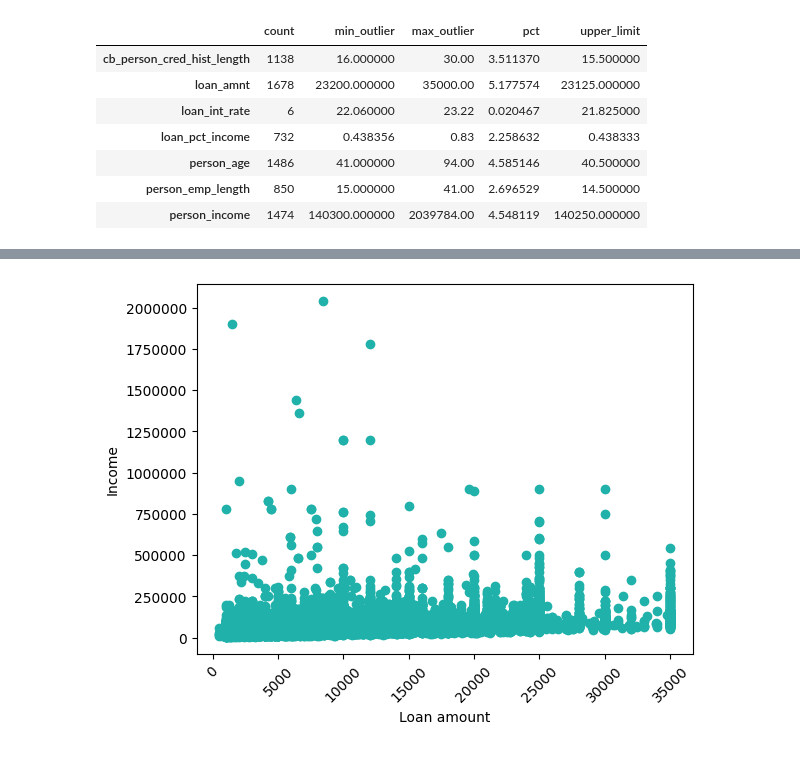
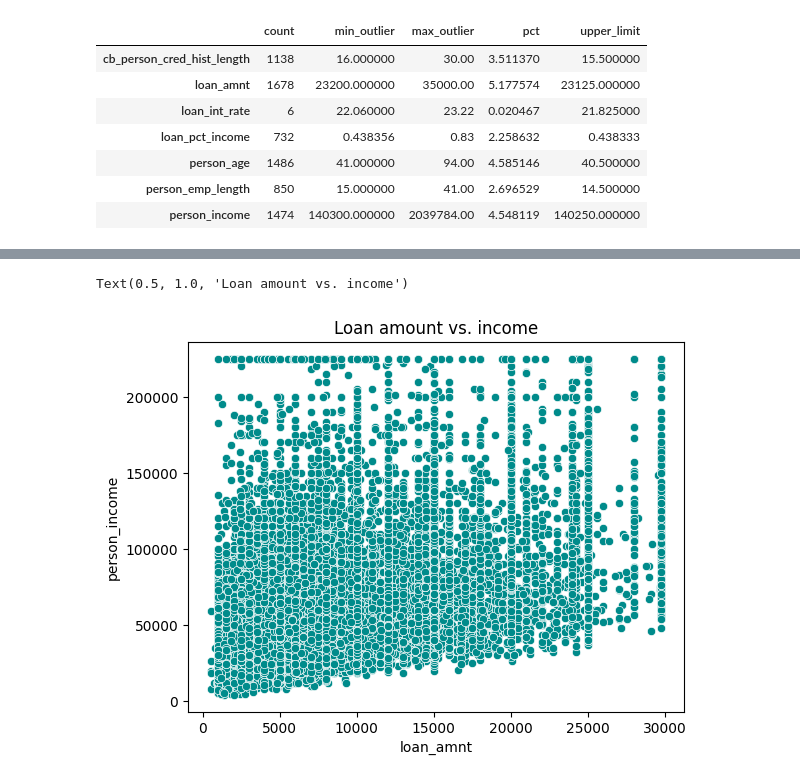
Before and after one commit to hahanni/credit-risk-analysis, a Jupyter notebook: risk analysis/notebooks/eda.ipynb, the cells around one changed output, grey strips where cells are left out. Cells and saved outputs as stored; diff of their text form; code cells hidden in the pictures.

```diff
--- a/risk analysis/notebooks/eda.ipynb
+++ b/risk analysis/notebooks/eda.ipynb
@@ -96,4 +115,3 @@ In the data quality assessment we will be taking a closer look to the identified
 # %%
-df["cb_person_default_on_file"] = df["cb_person_default_on_file"].replace(to_replace= ["N", "Y"], value= [0, 1])
-df[["cb_person_default_on_file", "loan_status"]] = df[["cb_person_default_on_file", "loan_status"]].astype(bool)
-df.head()
+df["cb_person_default_on_file"] = df["cb_person_default_on_file"].map({"N": False, "Y": True})
+df["loan_status"] = df["loan_status"].astype(bool)
@@ -644,0 +534,26 @@ plt.show()
+# %%
+capped = pd.DataFrame(columns = df_clean.columns)
+for col in df_clean.columns:
+    if col in numeric_cols.columns:
+        capped[col] = np.clip(a = numeric_cols[col], a_min = None, a_max = np.quantile(numeric_cols[col], 0.99))
+    else:
+        capped[col] = df_clean[col]
+
+cols = numeric_cols.columns
+
+fig, axes = plt.subplots(2, 4, figsize=(14, 7))
+axes = axes.flatten()
+plt.ticklabel_format(style='plain')
+
+for ax, col in zip(axes, cols):
+    ax.hist(capped[col].dropna(), bins=10, color='mediumturquoise', edgecolor='black')
+    if col == "person_income":
+            ax.tick_params(axis='x', labelrotation=15)
+    ax.set_title(col)
+
+for ax in axes[len(cols):]:
+    ax.set_visible(False)
+
+fig.suptitle("Distribution of numerical columns", fontsize=14)
+plt.tight_layout()
+plt.show()
@@ -692,8 +635,8 @@ plt.tick_params(axis='x', labelrotation=45)
 # %%
-plt.scatter(df_clean["loan_amnt"], df_clean["person_income"], c="lightseagreen")
-plt.xlabel("Loan amount")
-plt.ylabel("Income")
+#plt.scatter(capped["loan_amnt"], capped["person_income"], c="darkcyan")
+sns.scatterplot(data=capped, x="loan_amnt", y="person_income", color="darkcyan")
 plt.ticklabel_format(style='plain')
-plt.tick_params(axis='x', labelrotation=45)
+plt.title("Loan amount vs. income")
 # %% [output]
+Text(0.5, 1.0, 'Loan amount vs. income')
-[figure, old version]
+[figure, new version]
```
Also changed, not shown: parts of 126 cells of this notebook.
